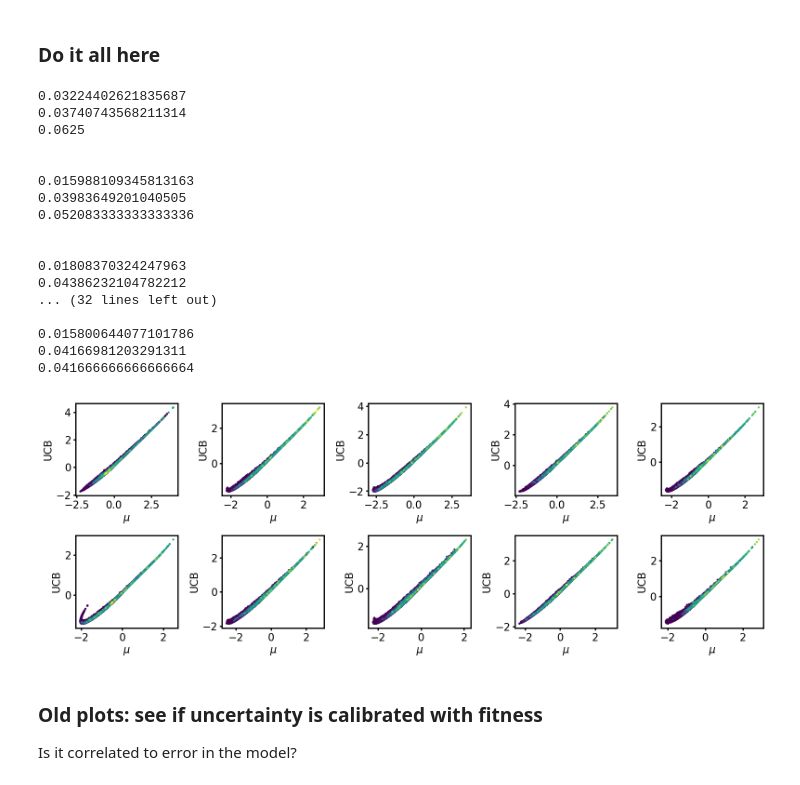
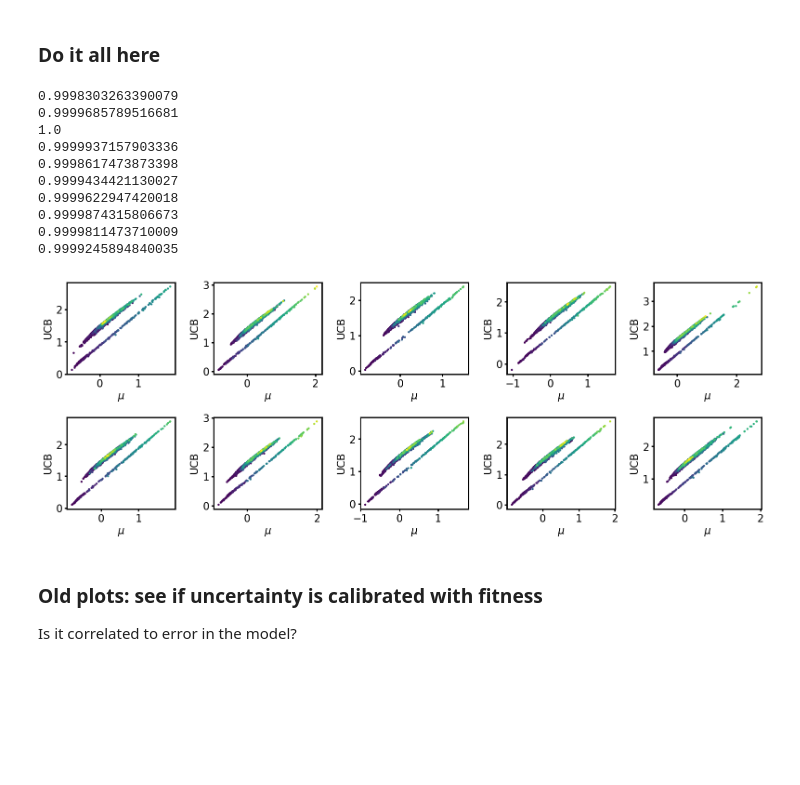
Before and after one commit to jsunn-y/ALDE, a Jupyter notebook: analysis.ipynb, the cells around one changed output. Drawn from its saved outputs; the diff is of its cells as text; code cells hidden in the pictures; blank space fills up the shorter version.

```diff
--- a/analysis.ipynb
+++ b/analysis.ipynb
@@ -252,9 +252,9 @@ subset['fit'].max()
 # %%
 plt.figure(figsize=(16, 6))
 
-protein = 'GB1'
-encoding = 'onehot-dropout'
-model = 'DKL'
+protein = 'TrpB'
+encoding = 'georgiev'
+model = 'GP'
 
 for i in range(10):
 
@@ -274,6 +274,11 @@ for i in range(10):
                 sigma = torch.load(f'/home/jyang4/repos/DKBO-MLDE/results/GB1_onehot/DKL_BOTORCH-DO-0-RBF-UCB-[10, 10]_{str(i+1)}sigma.pt')
                 mu = torch.load(f'/home/jyang4/repos/DKBO-MLDE/results/GB1_onehot/DKL_BOTORCH-DO-0-RBF-UCB-[10, 10]_{str(i+1)}mu.pt')
                 indices = torch.load(f'/home/jyang4/repos/DKBO-MLDE/results/GB1_onehot/DKL_BOTORCH-DO-0-RBF-UCB-[10, 10]_{str(i+1)}indices.pt')
+            elif encoding == 'georgiev':
+                #simga and mu are from the last model thats trained
+                sigma = torch.load(f'/home/jyang4/repos/DKBO-MLDE/results/UQ_analysis/GB1_georgiev/DKL_BOTORCH-DO-0-RBF-UCB-[30, 30]_{str(i+1)}sigma.pt')
+                mu = torch.load(f'/home/jyang4/repos/DKBO-MLDE/results/UQ_analysis/GB1_georgiev/DKL_BOTORCH-DO-0-RBF-UCB-[30, 30]_{str(i+1)}mu.pt')
+                indices = torch.load(f'/home/jyang4/repos/DKBO-MLDE/results/UQ_analysis/GB1_georgiev/DKL_BOTORCH-DO-0-RBF-UCB-[30, 30]_{str(i+1)}indices.pt')
             elif encoding == 'onehot-dropout':
                 #simga and mu are from the last model thats trained
                 sigma = torch.load(f'/home/jyang4/repos/DKBO-MLDE/results/UQ_analysis/GB1_onehot/DKL_BOTORCH-DO-0.1-RBF-UCB-[30, 30]_{str(i+1)}sigma.pt')
@@ -297,7 +302,11 @@ for i in range(10):
                 mu = torch.load(f'/home/jyang4/repos/DKBO-MLDE/results/UQ_analysis/GB1_AA/CDKL_BOTORCH-DO-0-RBF-UCB-[16, 16]_{str(i+1)}mu.pt')
                 indices = torch.load(f'/home/jyang4/repos/DKBO-MLDE/results/UQ_analysis/GB1_AA/CDKL_BOTORCH-DO-0-RBF-UCB-[16, 16]_{str(i+1)}indices.pt')
         elif model == 'GP':
-            if encoding == 'AA':
+            if encoding == 'georgiev':
+                sigma = torch.load(f'/home/jyang4/repos/DKBO-MLDE/results/UQ_analysis/GB1_georgiev/GP_BOTORCH-DO-0-RBF-UCB-[76, 1]_{str(i+1)}sigma.pt')
+                mu = torch.load(f'/home/jyang4/repos/DKBO-MLDE/results/UQ_analysis/GB1_georgiev/GP_BOTORCH-DO-0-RBF-UCB-[76, 1]_{str(i+1)}mu.pt')
+                indices = torch.load(f'/home/jyang4/repos/DKBO-MLDE/results/UQ_analysis/GB1_georgiev/GP_BOTORCH-DO-0-RBF-UCB-[76, 1]_{str(i+1)}indices.pt')
+            elif encoding == 'AA':
                 sigma = torch.load(f'/home/jyang4/repos/DKBO-MLDE/results/UQ_analysis/GB1_AA/GP_BOTORCH-DO-0-RBF-UCB-[16, 1]_{str(i+1)}sigma.pt')
                 mu = torch.load(f'/home/jyang4/repos/DKBO-MLDE/results/UQ_analysis/GB1_AA/GP_BOTORCH-DO-0-RBF-UCB-[16, 1]_{str(i+1)}mu.pt')
                 indices = torch.load(f'/home/jyang4/repos/DKBO-MLDE/results/UQ_analysis/GB1_AA/GP_BOTORCH-DO-0-RBF-UCB-[16, 1]_{str(i+1)}indices.pt')
@@ -326,14 +335,24 @@ for i in range(10):
                 sigma = torch.load(f'/home/jyang4/repos/DKBO-MLDE/results/UQ_analysis/TrpB_onehot/DKL_BOTORCH-DO-0-RBF-UCB-[30, 30]_{str(i+1)}sigma.pt')
                 mu = torch.load(f'/home/jyang4/repos/DKBO-MLDE/results/UQ_analysis/TrpB_onehot/DKL_BOTORCH-DO-0-RBF-UCB-[30, 30]_{str(i+1)}mu.pt')
                 indices = torch.load(f'/home/jyang4/repos/DKBO-MLDE/results/UQ_analysis/TrpB_onehot/DKL_BOTORCH-DO-0-RBF-UCB-[30, 30]_{str(i+1)}indices.pt')
+            elif encoding == 'AA':
+                sigma = torch.load(f'/home/jyang4/repos/DKBO-MLDE/results/UQ_analysis/TrpB_AA/DKL_BOTORCH-DO-0-RBF-UCB-[4, 4]_{str(i+1)}sigma.pt')
+                mu = torch.load(f'/home/jyang4/repos/DKBO-MLDE/results/UQ_analysis/TrpB_AA/DKL_BOTORCH-DO-0-RBF-UCB-[4, 4]_{str(i+1)}mu.pt')
+                indices = torch.load(f'/home/jyang4/repos/DKBO-MLDE/results/UQ_analysis/TrpB_AA/DKL_BOTORCH-DO-0-RBF-UCB-[4, 4]_{str(i+1)}indices.pt')
 
          elif model == 'GP':
             if encoding == 'onehot':
                 sigma = torch.load(f'/home/jyang4/repos/DKBO-MLDE/results/UQ_analysis/TrpB_onehot/GP_BOTORCH-DO-0-RBF-UCB-[80, 1]_{str(i+1)}sigma.pt')
                 mu = torch.load(f'/home/jyang4/repos/DKBO-MLDE/results/UQ_analysis/TrpB_onehot/GP_BOTORCH-DO-0-RBF-UCB-[80, 1]_{str(i+1)}mu.pt')
                 indices = torch.load(f'/home/jyang4/repos/DKBO-MLDE/results/UQ_analysis/TrpB_onehot/GP_BOTORCH-DO-0-RBF-UCB-[80, 1]_{str(i+1)}indices.pt')
-
-
+            elif encoding == 'AA':
+                sigma = torch.load(f'/home/jyang4/repos/DKBO-MLDE/results/UQ_analysis/TrpB_AA/GP_BOTORCH-DO-0-RBF-UCB-[16, 1]_{str(i+1)}sigma.pt')
+                mu = torch.load(f'/home/jyang4/repos/DKBO-MLDE/results/UQ_analysis/TrpB_AA/GP_BOTORCH-DO-0-RBF-UCB-[16, 1]_{str(i+1)}mu.pt')
+                indices = torch.load(f'/home/jyang4/repos/DKBO-MLDE/results/UQ_analysis/TrpB_AA/GP_BOTORCH-DO-0-RBF-UCB-[16, 1]_{str(i+1)}indices.pt')
+            elif encoding == 'georgiev':
+                sigma = torch.load(f'/home/jyang4/repos/DKBO-MLDE/results/UQ_analysis/TrpB_georgiev/GP_BOTORCH-DO-0-RBF-UCB-[76, 1]_{str(i+1)}sigma.pt')
+                mu = torch.load(f'/home/jyang4/repos/DKBO-MLDE/results/UQ_analysis/TrpB_georgiev/GP_BOTORCH-DO-0-RBF-UCB-[76, 1]_{str(i+1)}mu.pt')
+                indices = torch.load(f'/home/jyang4/repos/DKBO-MLDE/results/UQ_analysis/TrpB_georgiev/GP_BOTORCH-DO-0-RBF-UCB-[76, 1]_{str(i+1)}indices.pt')
 
 
     fitness_df[fitness_col] = fitness_df[fitness_col]/fitness_df[fitness_col].max()
@@ -388,11 +407,11 @@ for i in range(10):
     #to filter to only nearby variants
     nearby_df = fitness_df[fitness_df['Combo'].isin(nearby_variants)]
     nearby_indices = nearby_df.index
-    print(nearby_df['calibrated'].sum()/len(nearby_df))
+    #print(nearby_df['calibrated'].sum()/len(nearby_df))
 
     top_nearby_df = nearby_df.sort_values(fitness_col, ascending=False)[:96]
-    print(top_nearby_df['calibrated'].sum()/len(top_nearby_df))
-    print('\n')
+    #print(top_nearby_df['calibrated'].sum()/len(top_nearby_df))
+    #print('\n')
 
     #get rid of outliers
     #print(len(fitness_df))
@@ -401,51 +420,44 @@ for i in range(10):
 
     plt.subplot(2, 5, i+1)
 
     # plt.hist(fitness_df['sigma'])
     # plt.title('$\sigma$')
 
     # plt.scatter(x = fitness_df['sigma'], y =fitness_df['mu'], c=fitness_df[fitness_col], cmap='viridis', vmin=0, vmax=1, s=5)
     # #plt.xlim([0, 3])
     # plt.xlabel('$\sigma$')
     # plt.ylabel('$\mu$')
 
     plt.scatter(x = fitness_df['mu'], y =fitness_df['UCB'], c=fitness_df[fitness_col], cmap='viridis', vmin=0, vmax=1, s=5)
     plt.xlabel('$\mu$')
     plt.ylabel('UCB')
 
     # plt.scatter(x = fitness_df['sigma'], y =fitness_df['error'], c=fitness_df[fitness_col], cmap='viridis', s=5)
     # plt.title(pearsonr(fitness_df['sigma'], fitness_df['error'])[0].round(2))
     # plt.xlabel('$\sigma$')
     # plt.ylabel('error')
 
     # fitness_df = fitness_df[fitness_df['normalized_sigma'] < 1]
     # plt.scatter(x = fitness_df['normalized_sigma'], y =fitness_df['normalized_error'], c=fitness_df[fitness_col], cmap='viridis', s=5)
     # plt.xlim([0, 1])
     # #plt.ylim([0, 10])
     # plt.title(pearsonr(fitness_df['normalized_sigma'], fitness_df['normalized_error'])[0].round(2))
     # plt.xlabel('normalized $\sigma$')
     # plt.ylabel('normalized error')
 
 plt.tight_layout()
 # %% [output]
-0.03224402621835687
-0.03740743568211314
-0.0625
-
-
-0.015988109345813163
-0.03983649201040505
-0.052083333333333336
-
-
-0.01808370324247963
-0.04386232104782212
-... (32 lines left out)
-
-0.015800644077101786
-0.04166981203291311
-0.041666666666666664
+0.9998303263390079
+0.9999685789516681
+1.0
+0.9999937157903336
+0.9998617473873398
+0.9999434421130027
+0.9999622947420018
+0.9999874315806673
+0.9999811473710009
+0.9999245894840035
-[figure, old version]
+[figure, new version]
 # %% [markdown]
 ### Old plots: see if uncertainty is calibrated with fitness
 
```
Also changed, not shown: 7 other files.
